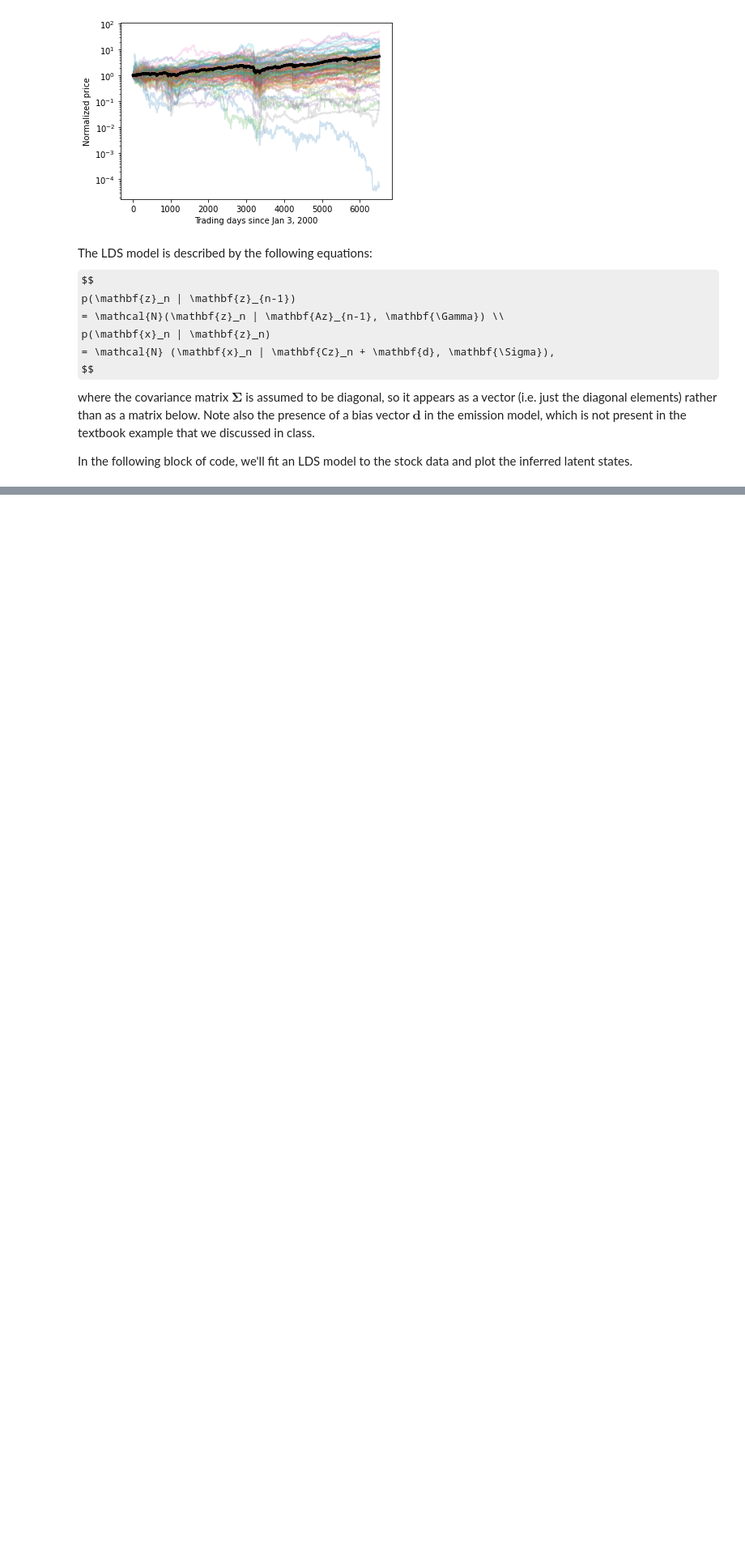
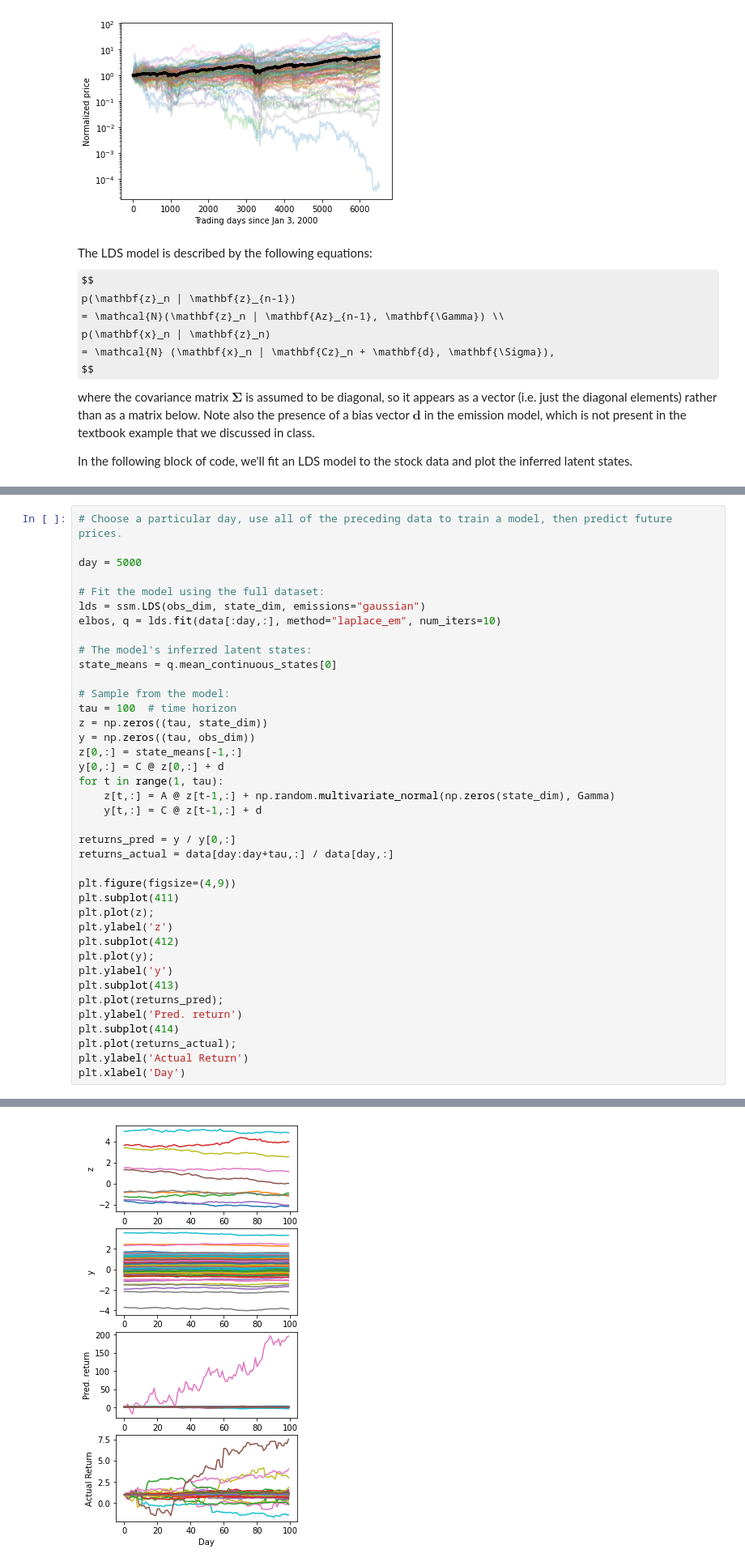
Before and after one commit to murray-lab/statistical-learning, a Jupyter notebook: Demo_StockPrediction.ipynb, the cells around one changed output, grey strips where cells are left out. Shown at 81% size. Drawn from its saved outputs; the diff is of its cells as text; some formulas as TeX source; blank space fills up the shorter version.

```diff
--- a/Demo_StockPrediction.ipynb
+++ b/Demo_StockPrediction.ipynb
@@ -154,3 +157,43 @@ for x in [A, Gamma, C, d, Sig]:
 (d) Then use the data to calculate the actual return that your strategy would yield over this interval, and compare this with what you would have earned by simply dividing your dollar equally among all of the companies.
 
 (e) By repeating all of the above for many different $d$, quantify whether your model enables you, on average, to obtain better returns than the simpler investment strategy.
+# %%
+# Choose a particular day, use all of the preceding data to train a model, then predict future prices.
+
+day = 5000
+
+# Fit the model using the full dataset:
+lds = ssm.LDS(obs_dim, state_dim, emissions="gaussian")
+elbos, q = lds.fit(data[:day,:], method="laplace_em", num_iters=10)
+
+# The model's inferred latent states:
+state_means = q.mean_continuous_states[0]
+
+# Sample from the model:
+tau = 100  # time horizon
+z = np.zeros((tau, state_dim))
+y = np.zeros((tau, obs_dim))
+z[0,:] = state_means[-1,:]
+y[0,:] = C @ z[0,:] + d
+for t in range(1, tau):
+    z[t,:] = A @ z[t-1,:] + np.random.multivariate_normal(np.zeros(state_dim), Gamma)
+    y[t,:] = C @ z[t-1,:] + d
+
+returns_pred = y / y[0,:]
+returns_actual = data[day:day+tau,:] / data[day,:]
+
+plt.figure(figsize=(4,9))
+plt.subplot(411)
+plt.plot(z);
+plt.ylabel('z')
+plt.subplot(412)
+plt.plot(y);
+plt.ylabel('y')
+plt.subplot(413)
+plt.plot(returns_pred);
+plt.ylabel('Pred. return')
+plt.subplot(414)
+plt.plot(returns_actual);
+plt.ylabel('Actual Return')
+plt.xlabel('Day')
+# %% [output]
@@ -156,0 +202 @@ for x in [A, Gamma, C, d, Sig]:
+[figure, added]
```
Also changed, not shown: parts of 11 cells of this notebook.
